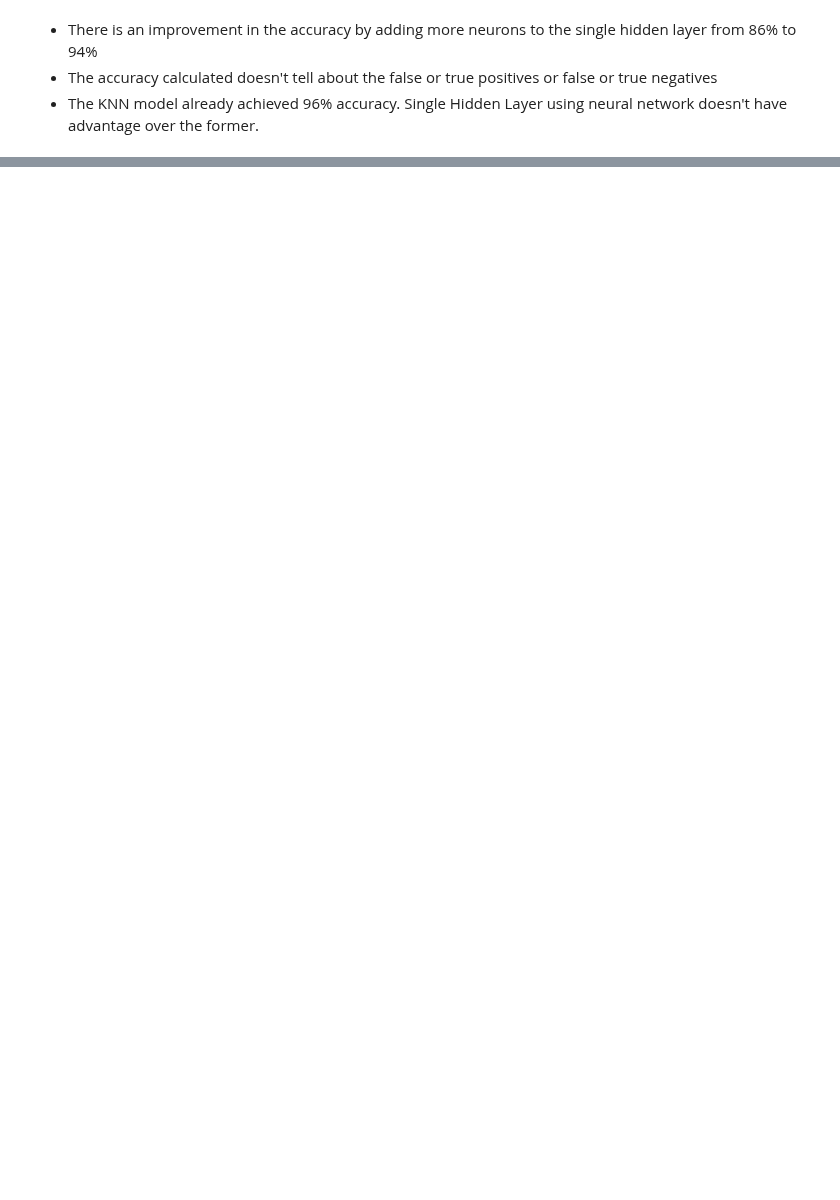
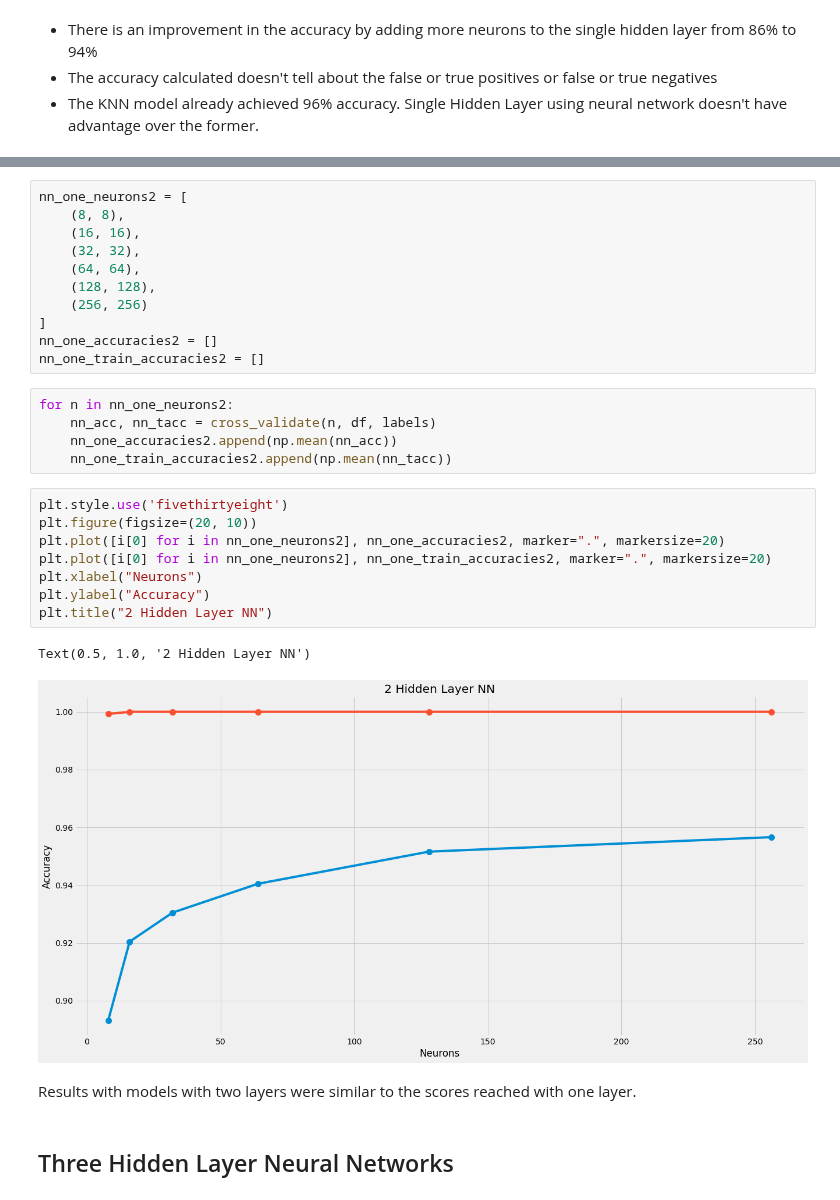
Before and after one commit to raduspaimoc/DataQuest-Projects, a Jupyter notebook: Classification Problems/Building A Handwritten Digits Classifier/Building A Handwritten Digits Classifier.ipynb, the cells around one changed output, grey strips where cells are left out. Cells and saved outputs as stored; diff of their text form; blank space fills up the shorter version.

```diff
--- a/Classification Problems/Building A Handwritten Digits Classifier/Building A Handwritten Digits Classifier.ipynb
+++ b/Classification Problems/Building A Handwritten Digits Classifier/Building A Handwritten Digits Classifier.ipynb
@@ -214,0 +218,31 @@ Text(0, 0.5, 'Accuracy')
+# %%
+nn_one_neurons2 = [
+    (8, 8),
+    (16, 16),
+    (32, 32),
+    (64, 64),
+    (128, 128),
+    (256, 256)
+]
+nn_one_accuracies2 = []
+nn_one_train_accuracies2 = []
+# %%
+for n in nn_one_neurons2:
+    nn_acc, nn_tacc = cross_validate(n, df, labels)
+    nn_one_accuracies2.append(np.mean(nn_acc))
+    nn_one_train_accuracies2.append(np.mean(nn_tacc))
+# %%
+plt.style.use('fivethirtyeight')
+plt.figure(figsize=(20, 10))
+plt.plot([i[0] for i in nn_one_neurons2], nn_one_accuracies2, marker=".", markersize=20)
+plt.plot([i[0] for i in nn_one_neurons2], nn_one_train_accuracies2, marker=".", markersize=20)
+plt.xlabel("Neurons")
+plt.ylabel("Accuracy")
+plt.title("2 Hidden Layer NN")
+# %% [output]
+Text(0.5, 1.0, '2 Hidden Layer NN')
+[figure, added]
+# %% [markdown]
+Results with models with two layers were similar to the scores reached with one layer.
+# %% [markdown]
+## Three Hidden Layer Neural Networks
```
Also changed, not shown: parts of 9 cells of this notebook.
